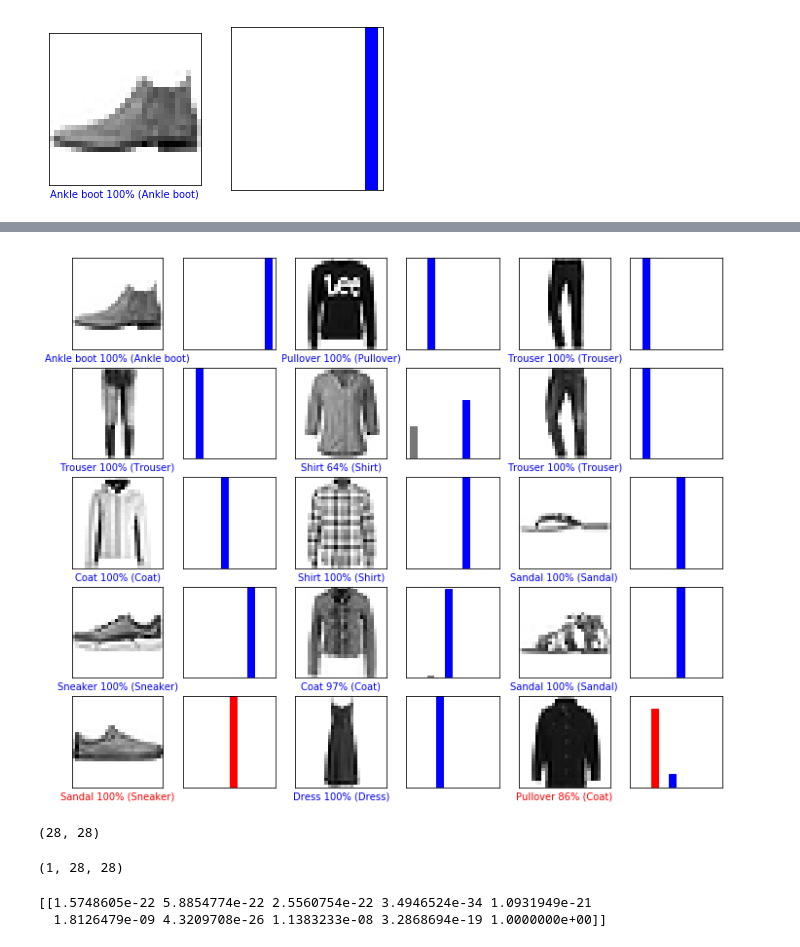
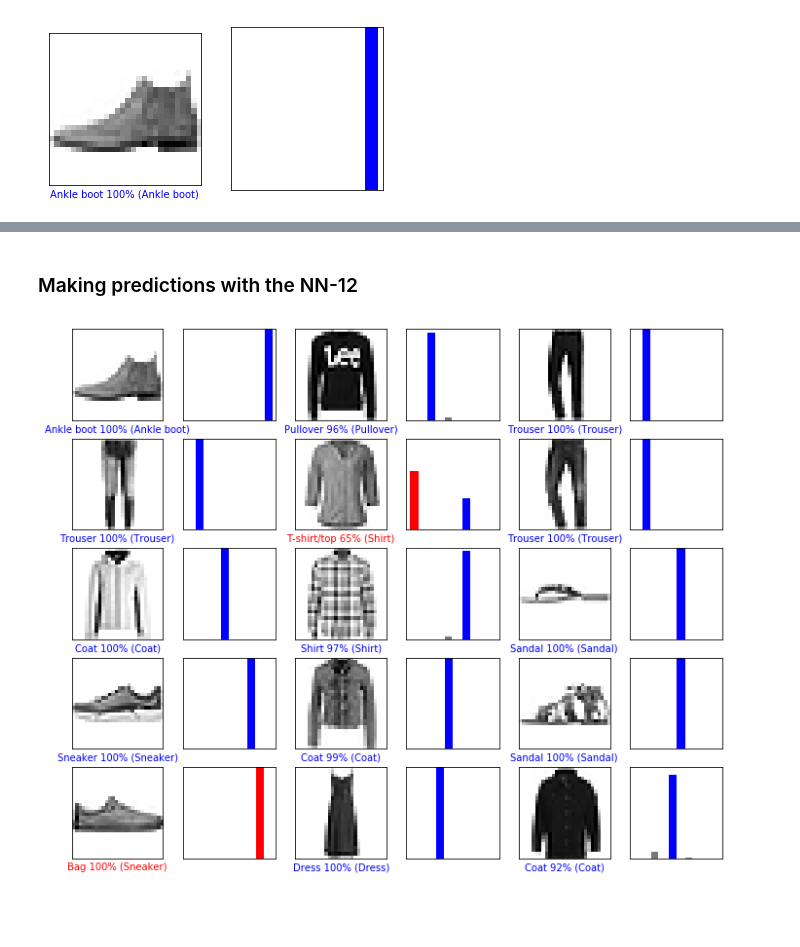
Before and after one commit to codingyogini/TensorFlow-NNs, a Jupyter notebook: NN_MNIST_depth.ipynb, the cells around one changed output, grey strips where cells are left out. Saved outputs shown, nothing was run; the diff lists cells and outputs as text; code cells hidden in the pictures; blank space fills up the shorter version.

Commit message:
added graphs and fixed the validation

```diff
--- a/NN_MNIST_depth.ipynb
+++ b/NN_MNIST_depth.ipynb
@@ -99,13 +369,0 @@ model_3.compile(optimizer='adam',
-# %%
-history=model_3.fit(train_images, train_labels, epochs=10, validation_data=(test_images, test_labels))
-
-test_loss, test_acc = model_3.evaluate(test_images, test_labels)
-print("Model - 3 layers - test loss:", test_loss * 100)
-print("Model - 3 layers - test accuracy:", test_acc * 100)
-
-plt.plot(history.history['loss'])
-plt.plot(history.history['val_loss'])
-plt.title('Model loss')
-plt.ylabel('loss')
-plt.xlabel('epoch')
-plt.legend(['train', 'test'], loc='upper left')
@@ -190,13 +369,0 @@ Model - 6 layers - test accuracy: 86.72
-# %%
-history=model_3.fit(train_images, train_labels, epochs=20, validation_data=(test_images, test_labels))
-
-test_loss, test_acc = model_3.evaluate(test_images, test_labels)
-print("Model - 3 layers - test loss:", test_loss * 100)
-print("Model - 3 layers - test accuracy:", test_acc * 100)
-
-plt.plot(history.history['loss'])
-plt.plot(history.history['val_loss'])
-plt.title('Model loss for the 3-NN')
-plt.ylabel('loss')
-plt.xlabel('epoch')
-plt.legend(['train', 'test'], loc='upper left')
@@ -330,0 +443,13 @@ plot_value_array(i, predictions,  test_labels)
+# %%
+# Plot the first 15 test images, their predicted label, and the true label
+# Color correct predictions in blue, incorrect predictions in red
+num_rows = 5
+num_cols = 3
+num_images = num_rows*num_cols
+plt.figure(figsize=(2*2*num_cols, 2*num_rows))
+plt.title("Predictions of the first 15 images, with NN-3")
+for i in range(num_images):
+  plt.subplot(num_rows, 2*num_cols, 2*i+1)
+  plot_image(i, predictions, test_labels, test_images)
+  plt.subplot(num_rows, 2*num_cols, 2*i+2)
+  plot_value_array(i, predictions, test_labels)
@@ -331,38 +458,19 @@ plot_value_array(i, predictions,  test_labels)
+# %% [markdown]
+### Making predictions with the NN-12
+# %%
+predictions = model_12.predict(test_images)
 # %%
 # Plot the first 15 test images, their predicted label, and the true label
 # Color correct predictions in blue, incorrect predictions in red
 num_rows = 5
 num_cols = 3
 num_images = num_rows*num_cols
 plt.figure(figsize=(2*2*num_cols, 2*num_rows))
+plt.title("Predictions of first 15 images, with NN-12")
 for i in range(num_images):
   plt.subplot(num_rows, 2*num_cols, 2*i+1)
   plot_image(i, predictions, test_labels, test_images)
   plt.subplot(num_rows, 2*num_cols, 2*i+2)
   plot_value_array(i, predictions, test_labels)
 # %% [output]
-[figure, old version]
+[figure, new version]
-# %%
-# apply the trained model to make prediction about a single image
-# Grab an image from the test dataset
-img = test_images[0]
-
-print(img.shape)
-# %% [output]
-(28, 28)
-# %%
-#tf.keras models are optimized to make predictions on a batch, or collection, of examples at once. So even though we're using a single image, we need to add it to a list:
-# Add the image to a batch where it's the only member.
-img = (np.expand_dims(img,0))
-
-print(img.shape)
-# %% [output]
-(1, 28, 28)
-# %%
-# Predict the image
-predictions_single = model_3.predict(img)
-# returns a list of lists
-print(predictions_single)
-# %% [output]
-[[1.5748605e-22 5.8854774e-22 2.5560754e-22 3.4946524e-34 1.0931949e-21
-  1.8126479e-09 4.3209708e-26 1.1383233e-08 3.2868694e-19 1.0000000e+00]]
```
Also changed, not shown: parts of 39 cells of this notebook.
